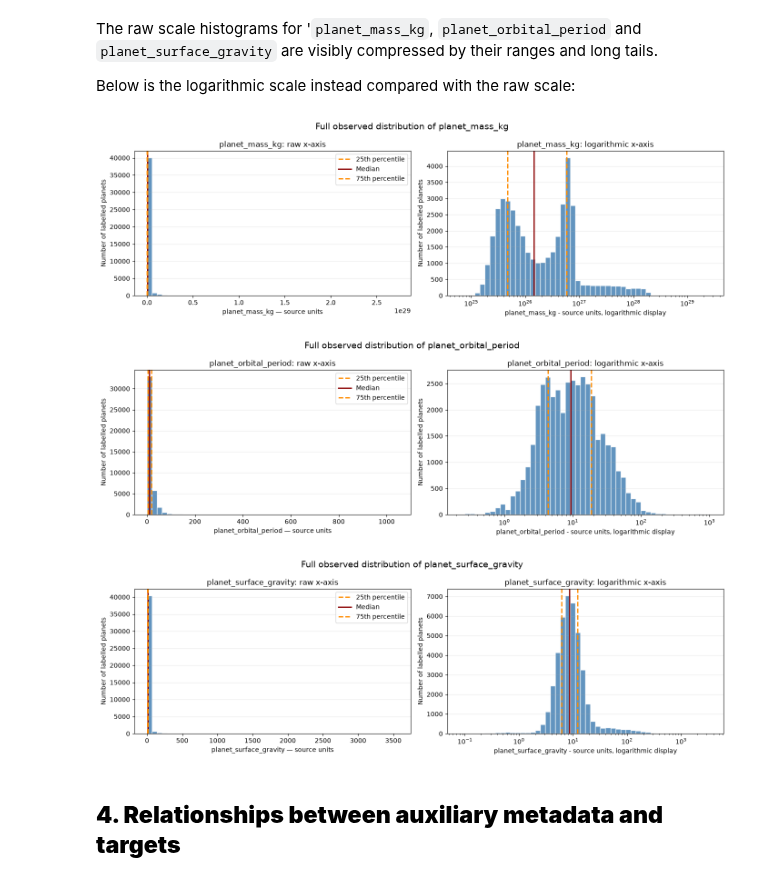
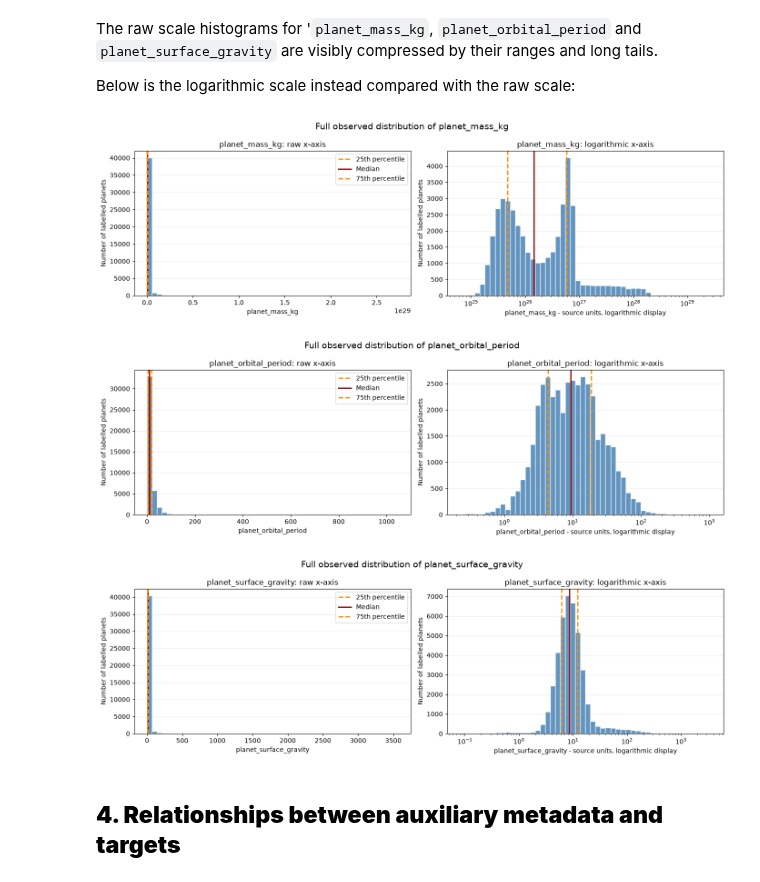
Before and after one commit to ajf12327/ADC2023-conformal-prediction, a Jupyter notebook: notebooks/02_EDA.ipynb, the cells around one changed output. Saved outputs shown, nothing was run; the diff lists cells and outputs as text; code cells hidden in the pictures.

```diff
--- a/notebooks/02_EDA.ipynb
+++ b/notebooks/02_EDA.ipynb
@@ -883,10 +886,8 @@ for feature_name in SKEWED_METADATA_FEATURES:
     if (feature_values <= 0).any():
         non_positive_count = int((feature_values <= 0).sum())
 
-        raise ValueError(
-            f"{feature_name} contains {non_positive_count} values that "
-            "are zero or negative, so a logarithmic x-axis is not valid."
-        )
+        raise ValueError(f"{feature_name} contains {non_positive_count} values that "
+            "are zero or negative, so a logarithmic x-axis is not valid.")
 
     q25 = feature_values.quantile(0.25)
     median = feature_values.quantile(0.50)
@@ -928,47 +929,42 @@ for feature_name in SKEWED_METADATA_FEATURES:
             q25,
             color="darkorange",
             linestyle="--",
             linewidth=2,
-            label="25th percentile",
+            label="25th percentile"
         )
         axis.axvline(
             median,
             color="darkred",
             linestyle="-",
             linewidth=2,
-            label="Median",
+            label="Median"
         )
         axis.axvline(
             q75,
             color="darkorange",
             linestyle="--",
             linewidth=2,
-            label="75th percentile",
+            label="75th percentile"
         )
 
         axis.set_ylabel("Number of labelled planets")
         axis.grid(axis="y", alpha=0.25)
 
     raw_axis.set_title(f"{feature_name}: raw x-axis")
-    raw_axis.set_xlabel(f"{feature_name} — source units")
+    raw_axis.set_xlabel(f"{feature_name}")
     raw_axis.legend()
 
     log_axis.set_title(f"{feature_name}: logarithmic x-axis")
-    log_axis.set_xlabel(
-        f"{feature_name} - source units, logarithmic display"
-    )
+    log_axis.set_xlabel(f"{feature_name} - source units, logarithmic display")
 
-    fig.suptitle(
-        f"Full observed distribution of {feature_name}",
-        fontsize=14,
-    )
+    fig.suptitle(f"Full observed distribution of {feature_name}", fontsize=14)
     fig.tight_layout()
     plt.show()
     plt.close(fig)
 # %% [output]
-[figure, old version]
+[figure, new version]
-[figure, old version]
+[figure, new version]
-[figure, old version]
+[figure, new version]
 # %% [markdown]
 ## **4. Relationships between auxiliary metadata and targets**
 # %% [markdown]
```
Also changed, not shown: parts of 13 cells of this notebook.
